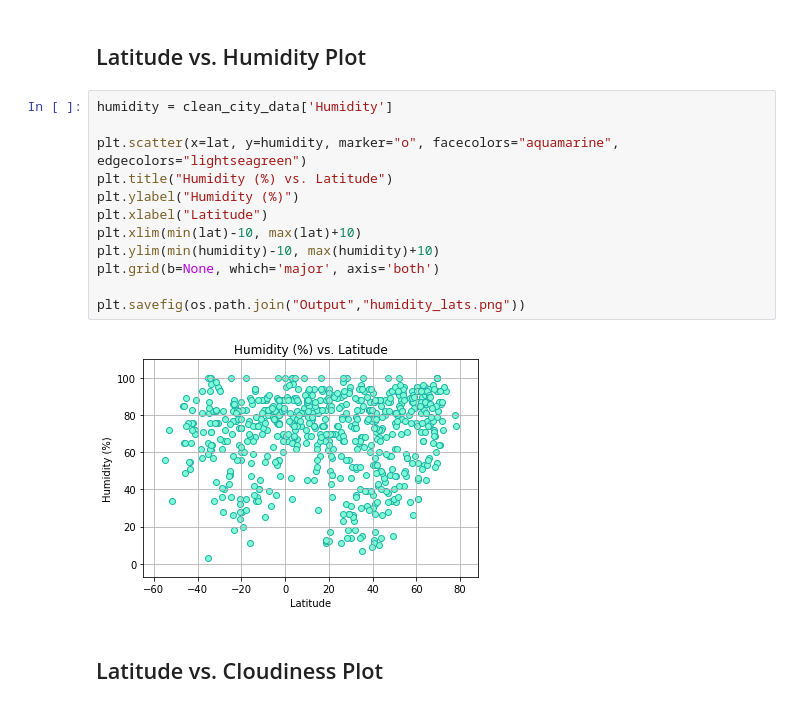
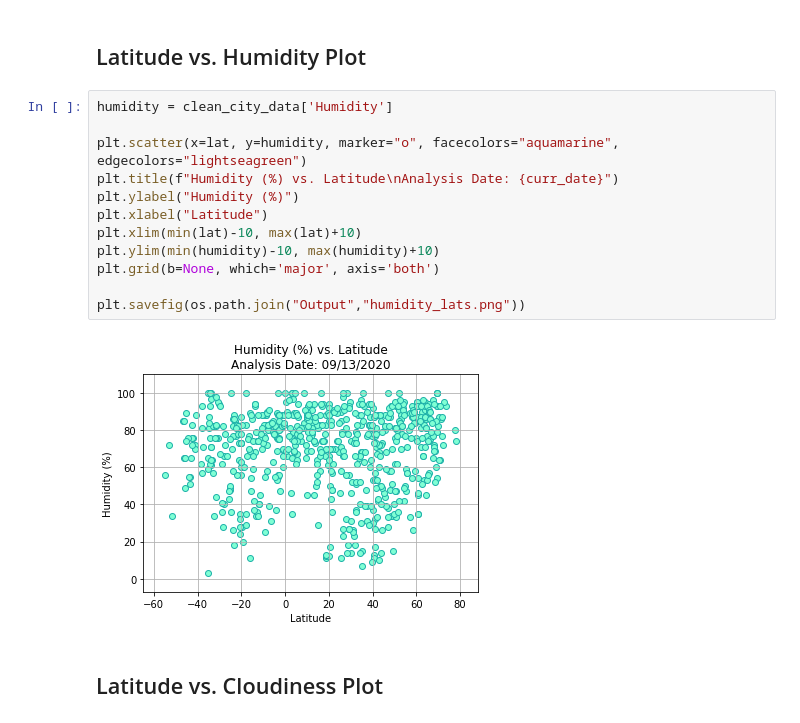
Before and after one commit to KaiCee2010/python-api-challenge, a Jupyter notebook: WeatherPy/WeatherPy.ipynb, the cells around one changed output. Saved outputs shown, nothing was run; the diff lists cells and outputs as text.

Commit message:
Updated code to grab date of analysis and add it to plots.

```diff
--- a/WeatherPy/WeatherPy.ipynb
+++ b/WeatherPy/WeatherPy.ipynb
@@ -194,17 +196,17 @@ plt.savefig(os.path.join("Output","maxtemps_lats.png"))
 # %%
 humidity = clean_city_data['Humidity']
 
 plt.scatter(x=lat, y=humidity, marker="o", facecolors="aquamarine", edgecolors="lightseagreen")
-plt.title("Humidity (%) vs. Latitude")
+plt.title(f"Humidity (%) vs. Latitude\nAnalysis Date: {curr_date}")
 plt.ylabel("Humidity (%)")
 plt.xlabel("Latitude")
 plt.xlim(min(lat)-10, max(lat)+10)
 plt.ylim(min(humidity)-10, max(humidity)+10)
 plt.grid(b=None, which='major', axis='both')
 
 plt.savefig(os.path.join("Output","humidity_lats.png"))
 # %% [output]
-[figure, old version]
+[figure, new version]
 # %% [markdown]
 ## Latitude vs. Cloudiness Plot
 # %%
```
Also changed, not shown: parts of 12 cells of this notebook, 12 other files.
